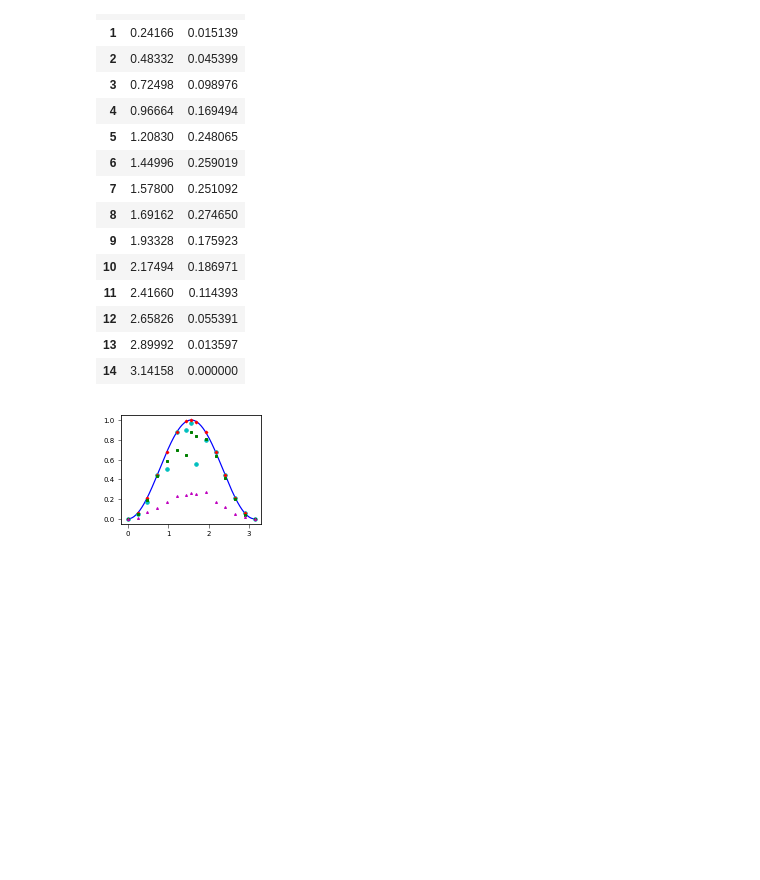
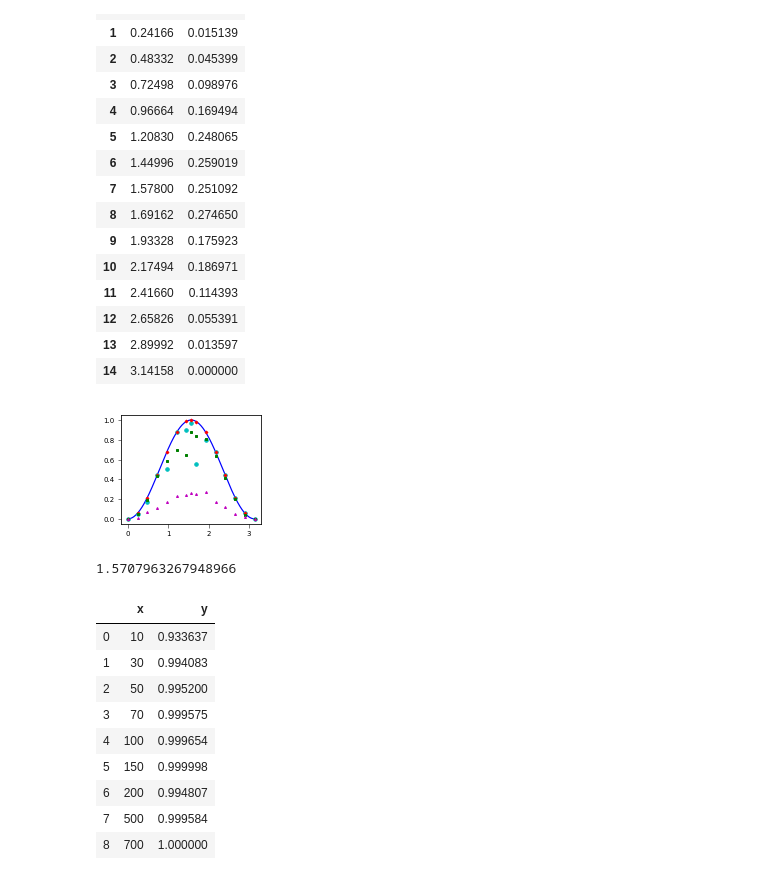
Before and after one commit to estebanmv/Random-Sampling-Extremal-POVMs, a Jupyter notebook: DisplacedPlot.ipynb, the cells around one changed output. Cells and saved outputs as stored; diff of their text form; code cells hidden in the pictures; blank space fills up the shorter version.

```diff
--- a/DisplacedPlot.ipynb
+++ b/DisplacedPlot.ipynb
@@ -393,3 +393,7 @@ plt.savefig("Qubit-Fisher.pdf")
 plt.show()
 # %% [output]
 [figure]
+# %%
+np.pi/2
+# %% [output]
+1.5707963267948966
@@ -395,0 +407,13 @@ plt.show()
+# %%
+vtresm
+# %% [output]
+|  | x | y |
+| 0 | 10 | 0.933637 |
+| 1 | 30 | 0.994083 |
+| 2 | 50 | 0.995200 |
+| 3 | 70 | 0.999575 |
+| 4 | 100 | 0.999654 |
+| 5 | 150 | 0.999998 |
+| 6 | 200 | 0.994807 |
+| 7 | 500 | 0.999584 |
+| 8 | 700 | 1.000000 |
```
Also changed, not shown: parts of 4 cells of this notebook, 10 other files.
